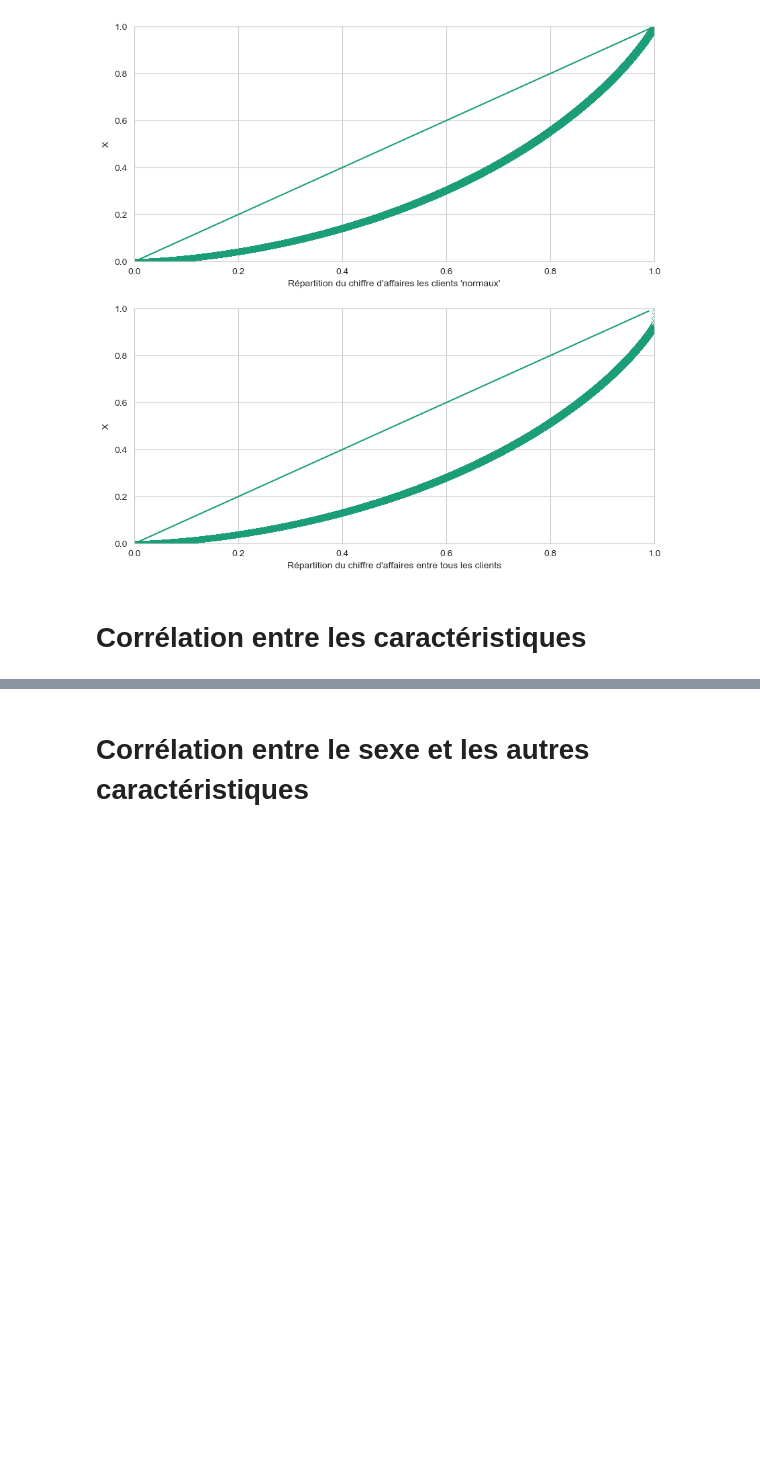
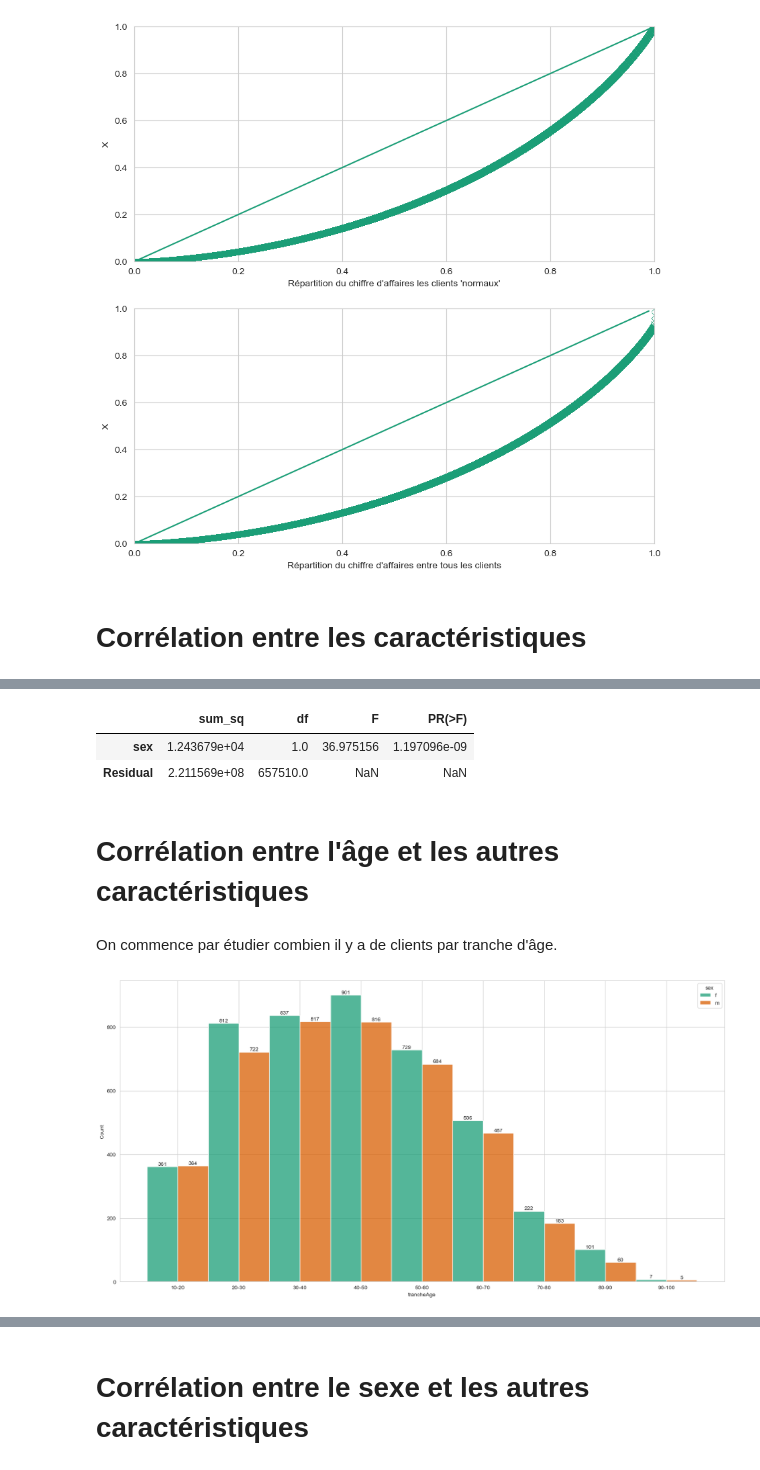
Before and after one commit to Sumoka14/Projet-n-6, a Jupyter notebook: Projet n°6.ipynb, the cells around one changed output, grey strips where cells are left out. Saved outputs shown, nothing was run; the diff lists cells and outputs as text; code cells hidden in the pictures; blank space fills up the shorter version.

```diff
--- a/Projet n°6.ipynb
+++ b/Projet n°6.ipynb
@@ -638,0 +704,10 @@ Length: 64, dtype: float64
+# %%
+import statsmodels.api as sm
+from statsmodels.formula.api import ols
+model = ols('price ~ sex', data=tableTotale).fit()
+anova_table = sm.stats.anova_lm(model, typ=2)
+anova_table
+# %% [output]
+|  | sum_sq | df | F | PR(>F) |
+| sex | 1.243679e+04 | 1.0 | 36.975156 | 1.197096e-09 |
+| Residual | 2.211569e+08 | 657510.0 | NaN | NaN |
@@ -642,3 +720,20 @@ corr_mat = tableTotale.replace({"m": 0,"f": 1,"Client 'Normal'": 0,"Client 'Anor
 sorted_mat = corr_mat.unstack().sort_values()
 
 # sorted_mat.to_excel(excel_writer = "test.xlsx")
+# %% [markdown]
+# Corrélation entre l'âge et les autres caractéristiques
+# %% [markdown]
+On commence par étudier combien il y a de clients par tranche d'âge.
+# %%
+data = tableTotale[tableTotale['anormal']=="Client 'Normal'"].groupby(by='client_id').mean().merge(tableTotale[['sex','client_id','anormal']], how='inner', on='client_id').drop_duplicates()
+data['age'] = data['age'].apply(int)
+inter = 10
+data['trancheAge'] = data['age'].apply(arrondiNInf,n=inter).apply(str)+'-'+(data['age'].apply(arrondiNInf,n=inter)+inter).apply(str)
+
+plt.figure(figsize=(20,10))
+ax = sns.histplot(data=data.sort_values(by='age'), x='trancheAge', hue='sex', multiple='dodge')
+
+for container in ax.containers:
+    ax.bar_label(container)
+# %% [output]
+[figure, added]
```
Also changed, not shown: parts of 44 cells of this notebook.
